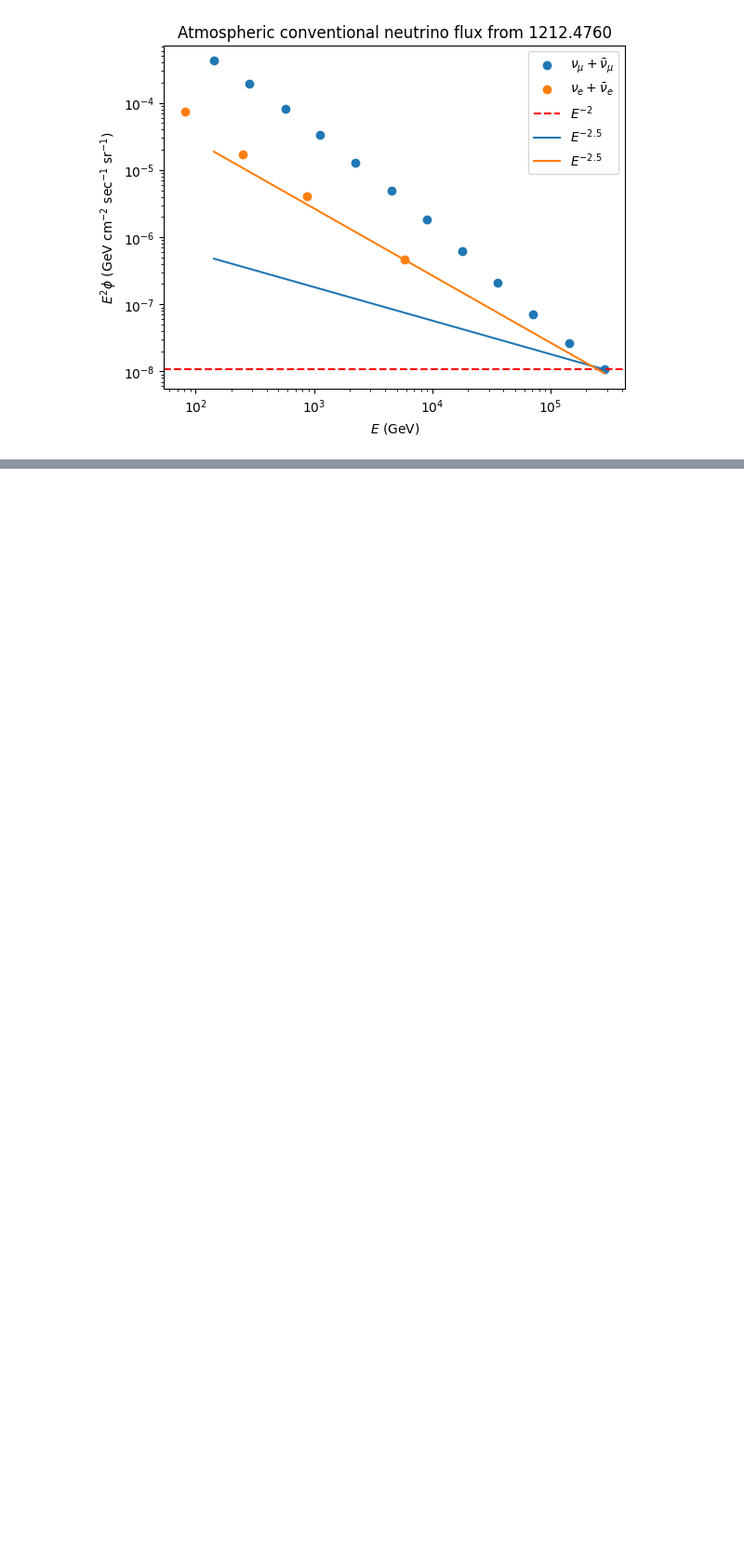
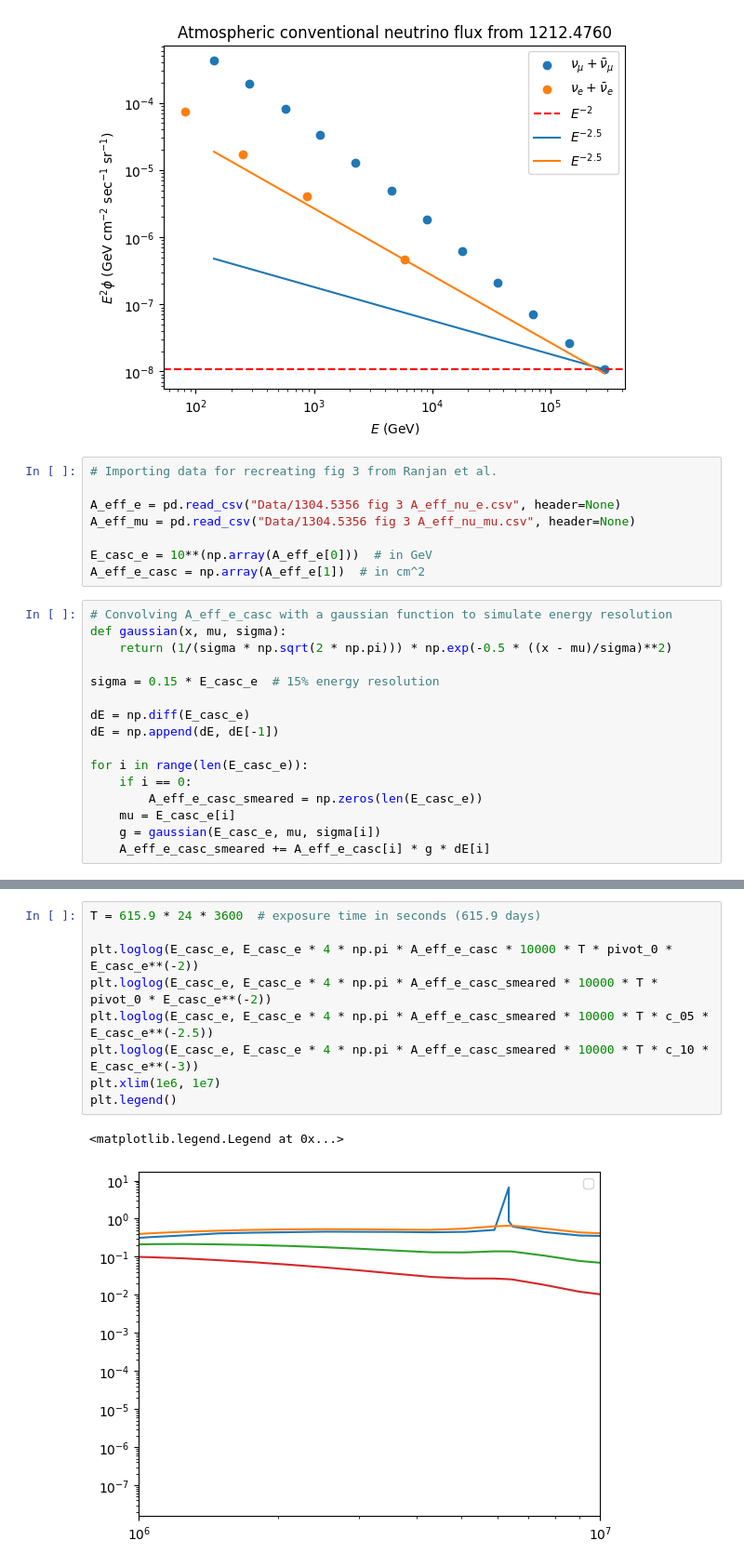
Before and after one commit to Booritth-Balaji/Neutrino-Research-Thesis, a Jupyter notebook: graph.ipynb, the cells around one changed output, grey strips where cells are left out. Shown at 93% size. Saved outputs shown, nothing was run; the diff lists cells and outputs as text; blank space fills up the shorter version.

```diff
--- a/graph.ipynb
+++ b/graph.ipynb
@@ -164,3 +164,27 @@ plt.legend()
 plt.show()
 # %% [output]
 [figure]
+# %%
+# Importing data for recreating fig 3 from Ranjan et al.
+
+A_eff_e = pd.read_csv("Data/1304.5356 fig 3 A_eff_nu_e.csv", header=None)
+A_eff_mu = pd.read_csv("Data/1304.5356 fig 3 A_eff_nu_mu.csv", header=None)
+
+E_casc_e = 10**(np.array(A_eff_e[0]))  # in GeV
+A_eff_e_casc = np.array(A_eff_e[1])  # in cm^2
+# %%
+# Convolving A_eff_e_casc with a gaussian function to simulate energy resolution
+def gaussian(x, mu, sigma):
+    return (1/(sigma * np.sqrt(2 * np.pi))) * np.exp(-0.5 * ((x - mu)/sigma)**2)
+
+sigma = 0.15 * E_casc_e  # 15% energy resolution
+
+dE = np.diff(E_casc_e)
+dE = np.append(dE, dE[-1])
+
+for i in range(len(E_casc_e)):
+    if i == 0:
+        A_eff_e_casc_smeared = np.zeros(len(E_casc_e))
+    mu = E_casc_e[i]
+    g = gaussian(E_casc_e, mu, sigma[i])
+    A_eff_e_casc_smeared += A_eff_e_casc[i] * g * dE[i]
@@ -166,0 +193,12 @@ plt.show()
+# %%
+T = 615.9 * 24 * 3600  # exposure time in seconds (615.9 days)
+
+plt.loglog(E_casc_e, E_casc_e * 4 * np.pi * A_eff_e_casc * 10000 * T * pivot_0 * E_casc_e**(-2))
+plt.loglog(E_casc_e, E_casc_e * 4 * np.pi * A_eff_e_casc_smeared * 10000 * T * pivot_0 * E_casc_e**(-2))
+plt.loglog(E_casc_e, E_casc_e * 4 * np.pi * A_eff_e_casc_smeared * 10000 * T * c_05 * E_casc_e**(-2.5))
+plt.loglog(E_casc_e, E_casc_e * 4 * np.pi * A_eff_e_casc_smeared * 10000 * T * c_10 * E_casc_e**(-3))
+plt.xlim(1e6, 1e7)
+plt.legend()
+# %% [output]
+<matplotlib.legend.Legend at 0x...>
+[figure, added]
```
Also changed, not shown: parts of 2 cells of this notebook, 8 other files.
